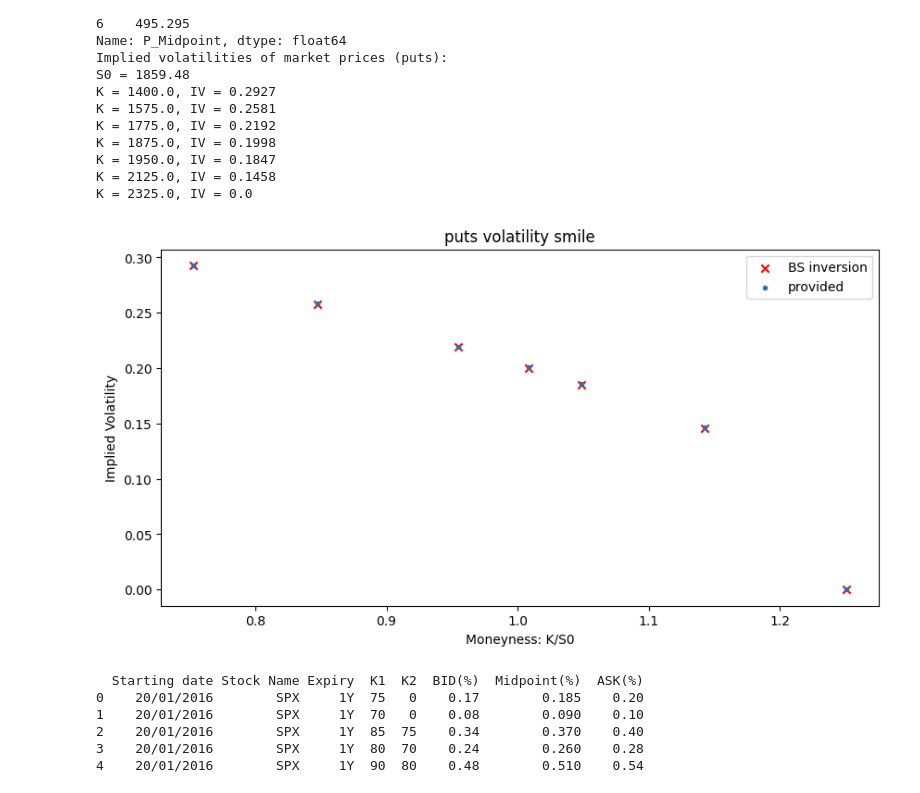
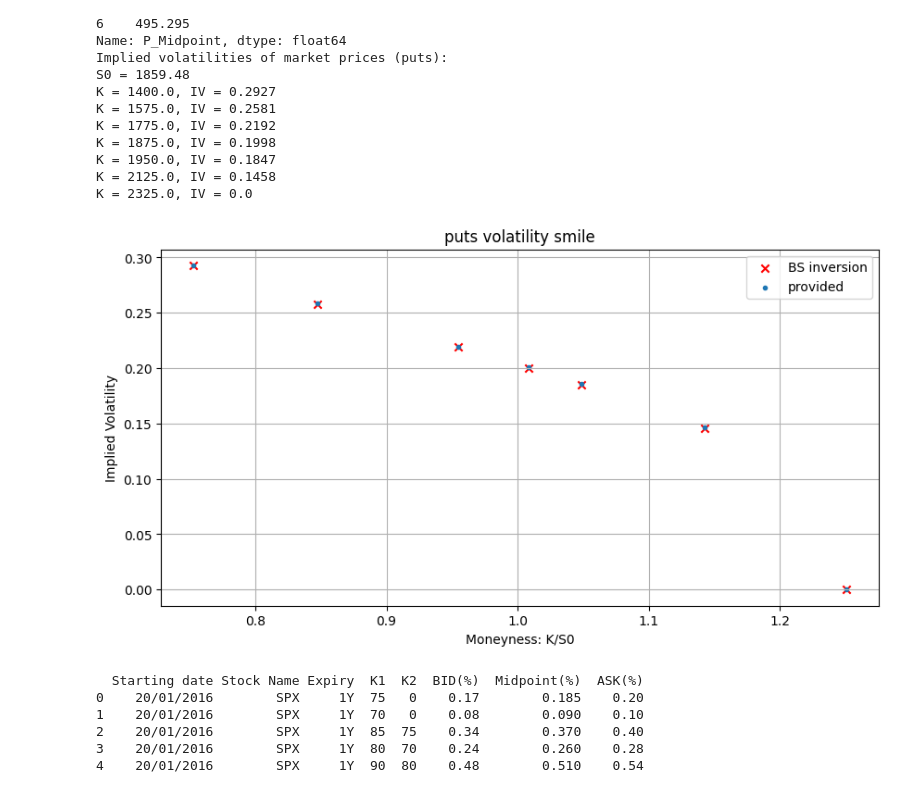
Before and after one commit to ornella-el/Margin-Loans-Pricing, a Jupyter notebook: calibration/SPX/3_Mixed_Calibration_Puts+Otko.ipynb, the cells around one changed output. Drawn from its saved outputs; the diff is of its cells as text; code cells hidden in the pictures.

Commit message:
SPX calibrations re-runned

```diff
--- a/calibration/SPX/3_Mixed_Calibration_Puts+Otko.ipynb
+++ b/calibration/SPX/3_Mixed_Calibration_Puts+Otko.ipynb
@@ -4,14 +4,15 @@
 # %%
 import numpy as np
 import pandas as pd
-from datetime import datetime
 import matplotlib.pyplot as plt
-import scipy.stats as ss
 import scipy.optimize as scpo
 import sys
-sys.path.append('C:/Users\ornel\OneDrive\Desktop\TESI\PythonProjects\Margin-Loans-Pricing\python-modules/functions')
-sys.path.append('C:/Users\ornel\OneDrive\Desktop\TESI\PythonProjects\Margin-Loans-Pricing\python-modules/calibration')
 import time
+import warnings
+sys.path.append('C:/Users\ornel\PycharmProjects\Margin-Loans-Pricing/functions')
+sys.path.append('C:/Users/ornel/PycharmProjects/Margin-Loans-Pricing/calibration')
+warnings.simplefilter(action='ignore', category=FutureWarning)
+plt.style.use('default')
 
 from BSpricer import BS_Pricer
 from MERTONpricer import Merton_pricer
@@ -46,19 +75,24 @@ Then, we create the objects of the classes that develop the desired models.
+# %%
+bs_param = puts_bs_params_spx
+
+m_params_puts = puts_mert_params_spx
+m_params_otko = otko_mert_params_spx
+
+k_params_puts = puts_kou_params_spx
+k_params_otko = otko_kou_params_spx
+
+vg_params_puts = puts_vg_params_spx
+vg_params_otko = otko_vg_params_spx
 # %%
-bs_sigma = 0.27918  # [σ]
-mert_params = [0.1382, 0.6087, -0.0842, 0.357]
-kou_params = [0.2193, 0.7222, 0.4273, 11.2726, 4.5653]
-vg_params = [0.2962, 0.0778, 0.6548]
+BS = BS_Pricer(S0=S0, r=r, q = q, sigma=bs_param, ttm=T, exercise=exercise, K=None)
 
-BS = BS_Pricer(S0=S0, r=r, q = q, sigma=bs_sigma, ttm=T, exercise=exercise, K=None)
-
-sigma, lambd, meanJ, stdJ = mert_params
+sigma, lambd, meanJ, stdJ = m_params_puts
 Merton = Merton_pricer(S0, None, T, r, q, sigma, lambd, meanJ, stdJ, exercise=exercise)
 
-sigma, lambd, p, eta1, eta2 = kou_params
+sigma, lambd, p, eta1, eta2 = k_params_puts
 Kou = Kou_pricer(S0, None, T, r, sigma, lambd, p, eta1, eta2, exercise=exercise)
 
-sigma, theta, nu = vg_params
-VG = VG_pricer(S0, None, T, r, q, sigma, theta, nu, exercise=exercise)
+sigma, theta, nu = vg_params_puts
 # %%
 def implied_volatility(price, S, strike, t, rate, q, type_o, method='fsolve', disp=True):
 
@@ -116,22 +150,22 @@ K = 2325.0, IV = 0.0
 # %%
 # Plot market implied volatilities w.r.t. log moneyness
 x = (puts_strikes/S0)
 # IV_filtered = [iv for iv in IV_market_p if iv != -1]
 # x_filtered = [log_m for iv, log_m in zip(IV_market_p, x) if iv != -1]
 IV_filtered = [iv for iv in IV_market if iv != -1]
 x_filtered = [log_m for iv, log_m in zip(IV_market, x) if iv != -1]
 
 fig, ax1 = plt.subplots(figsize=(10,5))
 
 #puts
 ax1.scatter(x, IV_market, marker='x', label='BS inversion', color='red')
 ax1.scatter(x, puts['P_IV'], marker='.', label='provided')
 
 ax1.set_xlabel('Moneyness: K/S0'); ax1.set_ylabel('Implied Volatility'); ax1.set_title('puts volatility smile')
 
-ax1.legend(); plt.show()
+ax1.legend(); ax1.grid(); plt.show()
 # %% [output]
-[figure, old version]
+[figure, new version]
 # %%
 otko_spx = pd.read_csv('../../data/SPX/otko_spx_1year.csv')
 
```
Also changed, not shown: parts of 16 cells of this notebook, 2 other files.
